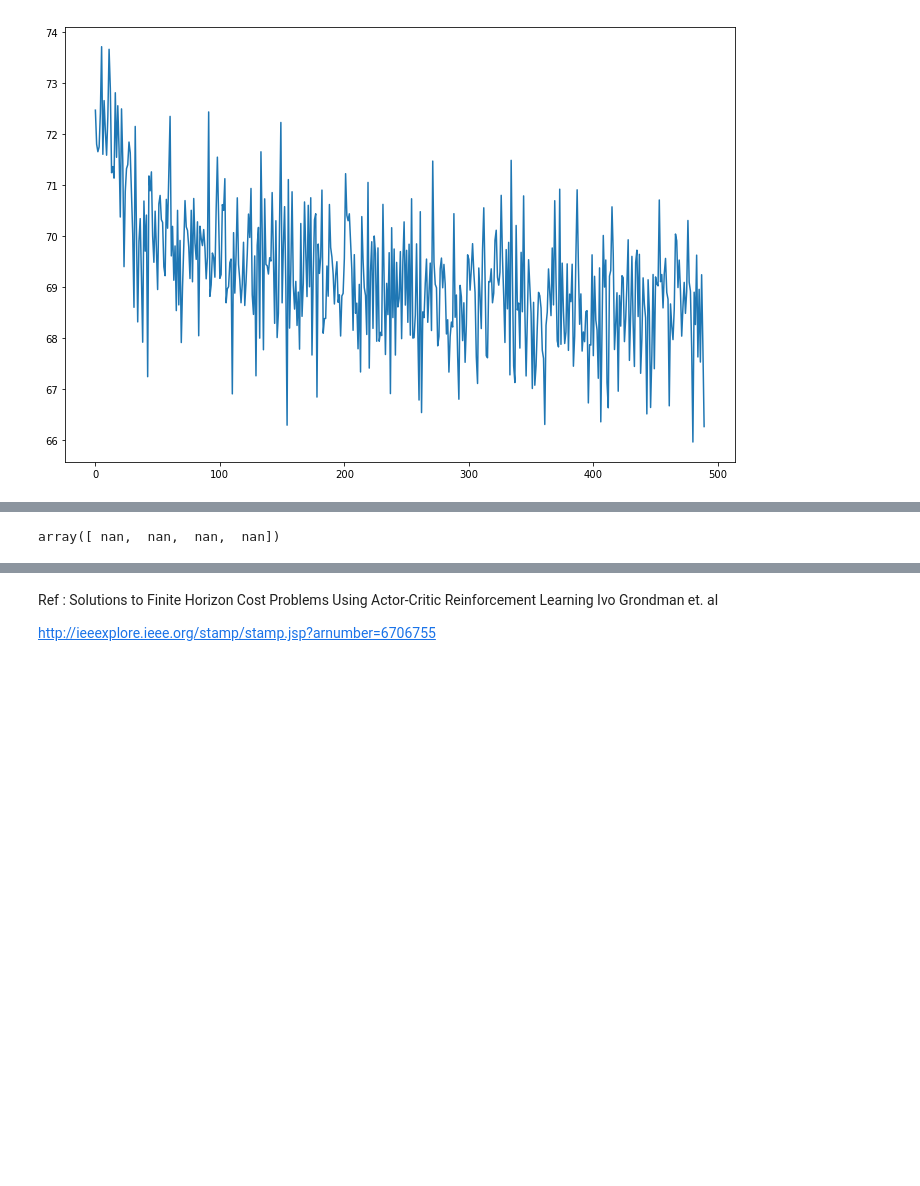
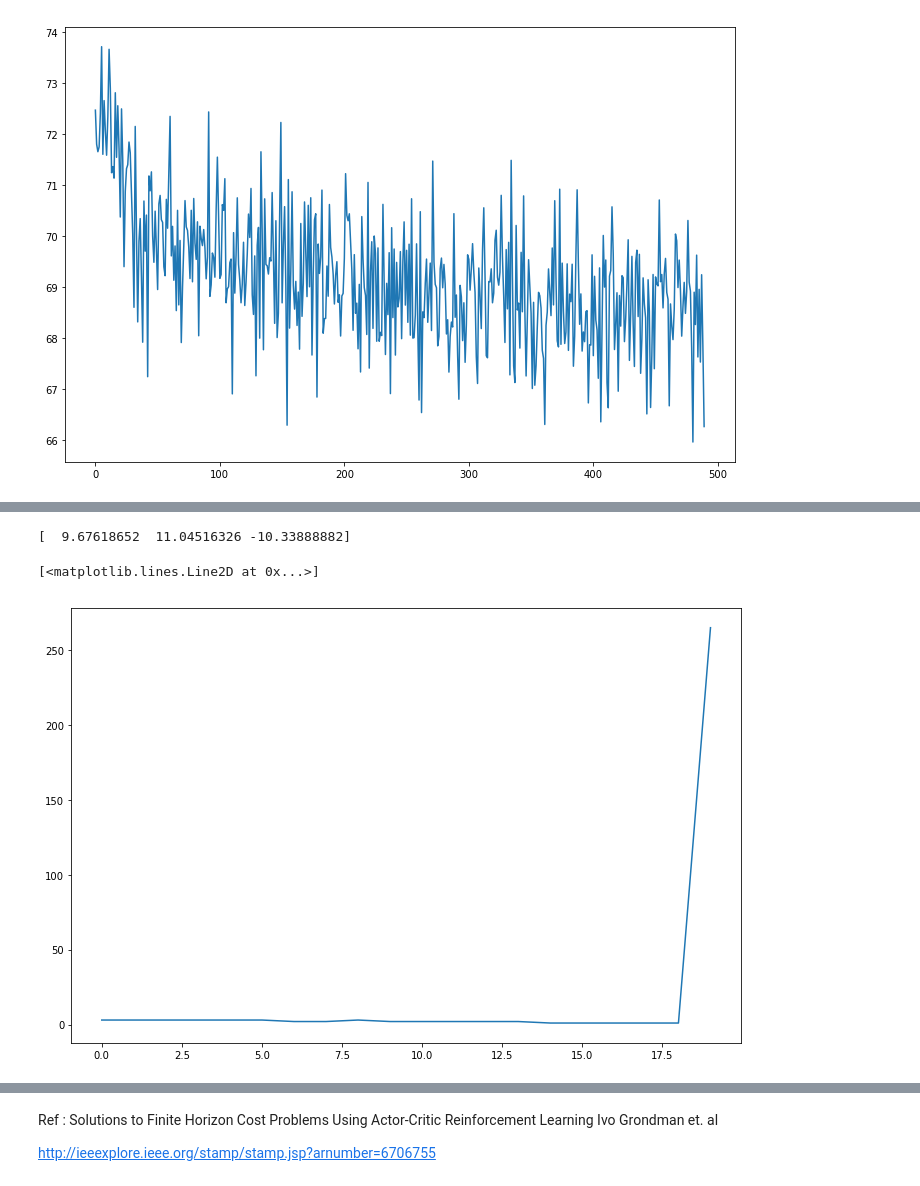
Before and after one commit to SaumoPal97/poolDark, a Jupyter notebook: Actor-Critic Method.ipynb, the cells around one changed output, grey strips where cells are left out. Cells and saved outputs as stored; diff of their text form; code cells hidden in the pictures; blank space fills up the shorter version.

Commit message:
some sample policy plots added

```diff
--- a/Actor-Critic Method.ipynb
+++ b/Actor-Critic Method.ipynb
@@ -54,13 +52,13 @@ def getGradient(s_t, param):
 # %%
 alpha_a = 0.01
 alpha_c = 0.01
-lammbda = 0.00001
+lammbda = 0.01
 
 # lets initilize the parameterrs of policy as well as value function
 param = np.random.random()
 theta = np.random.random(3)
 T = 20
-for i in range(1000):
+for i in range(10000):
     z = [0.0,0.0,0.0]
     # initialize the state s0
     s_t = [np.random.random()*100, int(np.random.random()*1000), 0]
@@ -87,8 +85,8 @@ for i in range(1000):
         z = [a/100 for a in s_t] + np.multiply(lammbda, z)
         #print('z\t', z)
         theta = theta + np.multiply(alpha_c*delta_t, z)
-        print('theta\t', theta)
+        #print('theta\t', theta)
         s_t = s
         t = t+1
-    #print(param)
+    print(param)
 # %% [output]
@@ -152,14 +134,8 @@ print(s_t[1], value, u_t)
-# %%
-# lets follow the above generated policy and value function and see howit comes out
-
-s_t = [np.random.random()*100, 1000, 0]
-for t in range(T):
-    while t < T and s_t[1] > 0:
-    if t == T-1:
-        u_t = s_t[1]
-        value += u_t*s_t[0]
-    else:
-        u_t = int(getAction(s_t, param))
-        value +=
-# %% [output]
-array([ nan,  nan,  nan,  nan])
+# %%
+(val, u) = actionValue()
+plt.figure(figsize=(12,8))
+plt.plot(u)
+# %% [output]
+[  9.67618652  11.04516326 -10.33888882]
+[<matplotlib.lines.Line2D at 0x...>]
+[figure, added]
```
Also changed, not shown: parts of 9 cells of this notebook.
